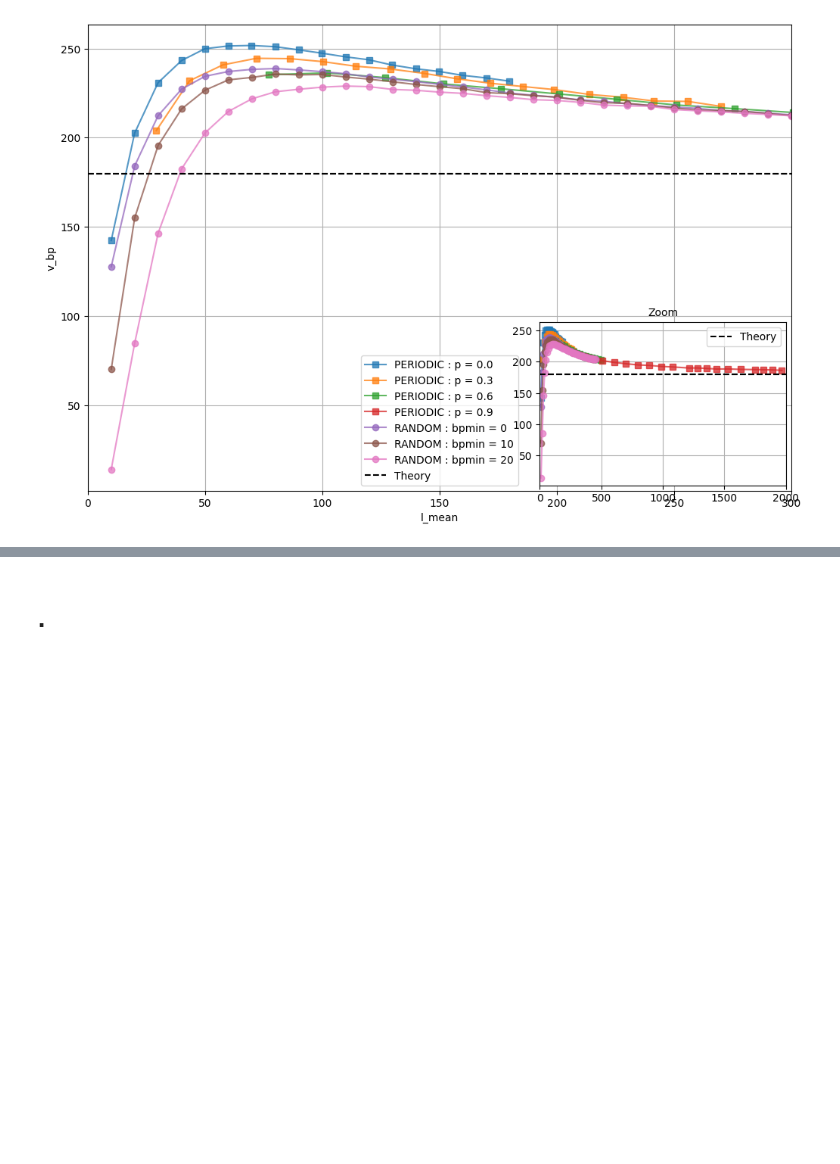
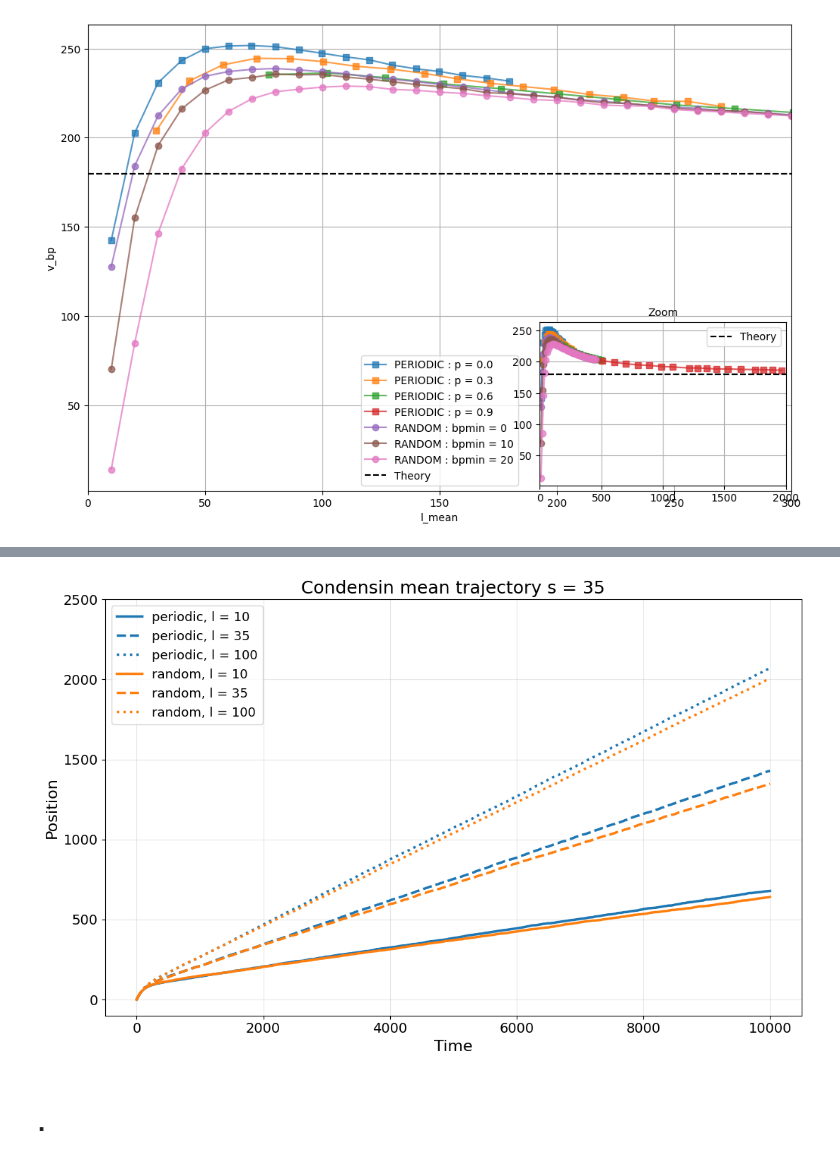
Before and after one commit to npelletbossot/nucleo, a Jupyter notebook: nucleo/working_on/figures.ipynb, the cells around one changed output, grey strips where cells are left out. Drawn from its saved outputs; the diff is of its cells as text; code cells hidden in the pictures; blank space fills up the shorter version.

```diff
--- a/nucleo/working_on/figures.ipynb
+++ b/nucleo/working_on/figures.ipynb
@@ -293,0 +396,94 @@ plt.show()
+# %%
+# Librairies
+import numpy as np
+import matplotlib.pyplot as plt
+import polars as pl
+from pathlib import Path
+
+
+# Load files
+root = Path("/home/nicolas/Documents/PhD/Workspace/nucleo/outputs/2026-01-22__PC/nucleo__pic_0")
+paths = [str(p) for p in root.glob("*/**/*.parquet")] or [str(p) for p in root.glob("*/*.parquet")]
+df_pic = (
+    pl.scan_parquet(paths)
+    .filter(
+        (pl.col("algorithm") == "2") &
+        (pl.col("s") == 35) &
+        ((pl.col("lmbda") - 0.40).abs() < 1e-9) &
+        ((pl.col("alphar") - 0.00).abs() < 1e-9) &
+        ((pl.col("kB") - 0.10).abs() < 1e-9) &
+        ((pl.col("kU") - 0.10).abs() < 1e-9)
+    )
+    .collect(streaming=True)
+)
+print(df_pic)
+
+
+# Préparation
+landscapes = ["periodic", "random"]
+l_values = [10, 35, 100]
+
+colors = {
+    "periodic": "tab:blue",
+    "random": "tab:orange",
+}
+
+linestyles = {
+    10: "-",
+    35: "--",
+    100: ":",
+}
+
+plt.figure(figsize=(11, 7))
+
+for landscape in landscapes:
+    for l_val in l_values:
+
+        df_sub = (
+            df_pic
+            .filter(
+                (pl.col("landscape") == landscape) &
+                (pl.col("l") == l_val)
+            )
+        )
+
+        # Sécurité : on skip si vide
+        if df_sub.height == 0:
+            continue
+
+        results_mean = df_sub["results_mean"][0].to_numpy()
+
+        label = f"{landscape}, l = {l_val}"
+
+        plt.plot(
+            results_mean,
+            color=colors[landscape],
+            linestyle=linestyles[l_val],
+            linewidth=2.5,
+            label=label,
+        )
+
+# Labels & titre (bien gros)
+plt.title(
+    "Condensin mean trajectory s = 35",
+    # "\n, algorithm = 2, λ = 0.4, αᵣ = 0.0, kB = kU = 0.1",
+    fontsize=18
+)
+
+plt.xlabel("Time", fontsize=16)
+plt.ylabel("Position", fontsize=16)
+
+# Axes
+plt.ylim([-100, 2500])
+plt.xticks(fontsize=14)
+plt.yticks(fontsize=14)
+
+# Légende
+plt.legend(fontsize=13, frameon=True)
+
+# Grille
+plt.grid(True, alpha=0.3)
+
+plt.tight_layout()
+plt.show()
+# %% [output]
@@ -294,2 +510,3 @@ plt.show()
+[figure, added]
 # %% [markdown]
 # .
```
Also changed, not shown: parts of 3 cells of this notebook, 8 other files.
